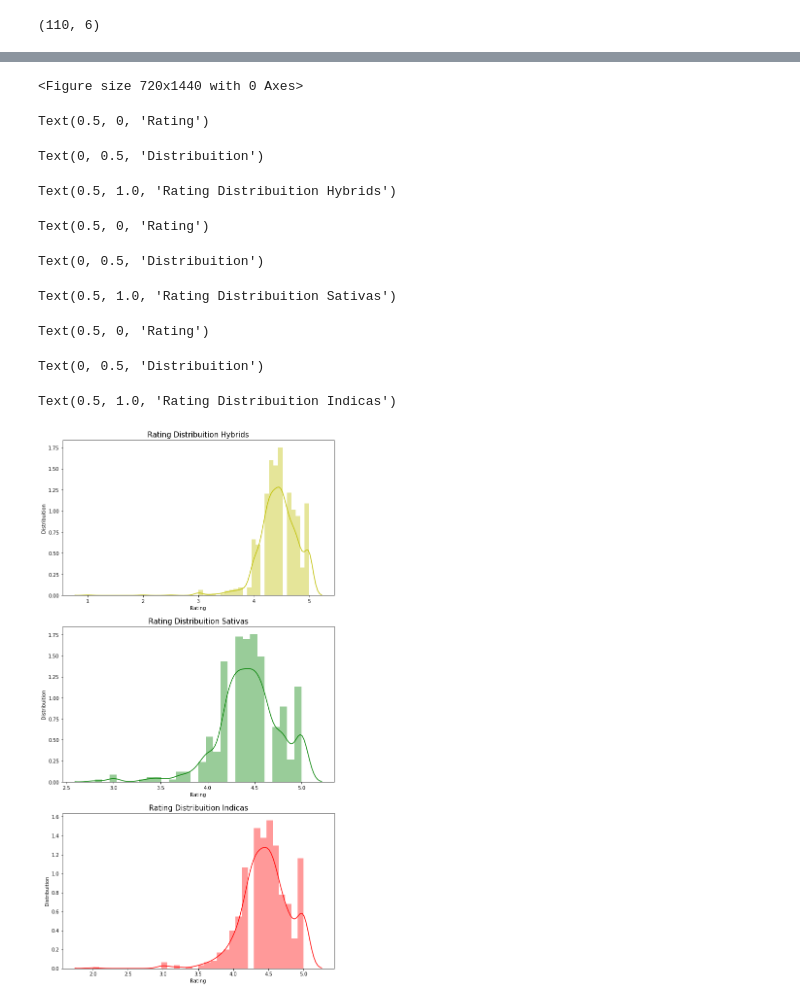
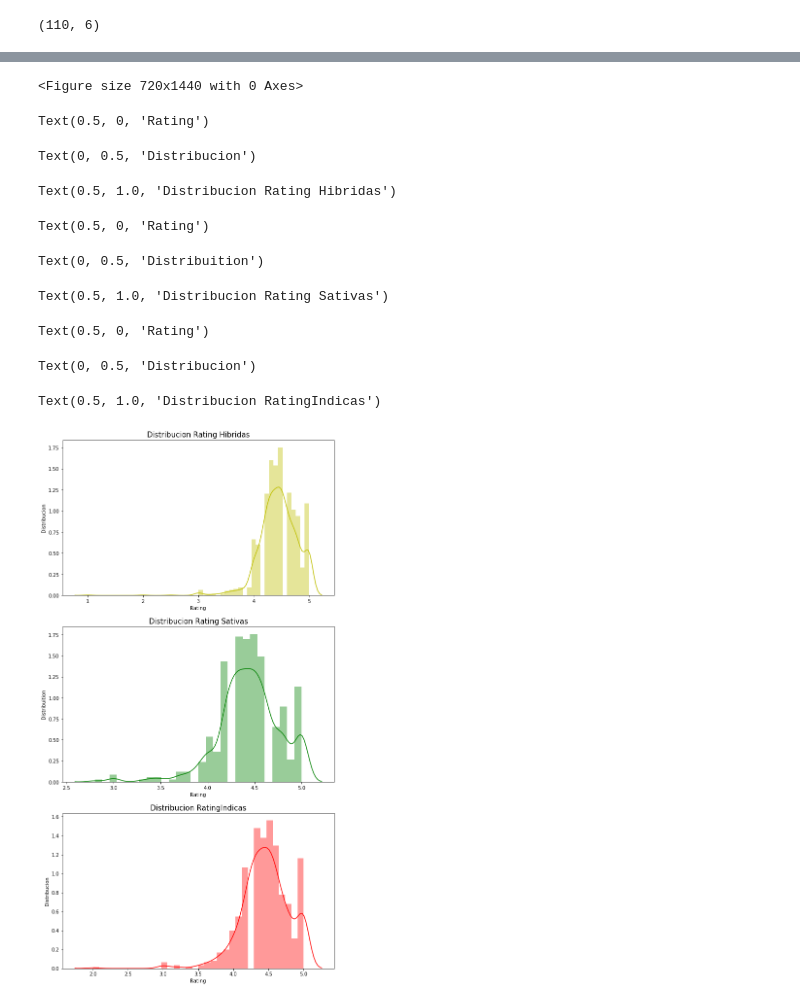
Before and after one commit to h3rc4r/project-final, a Jupyter notebook: your-project/proyecto.ipynb, the cells around one changed output, grey strips where cells are left out. Saved outputs shown, nothing was run; the diff lists cells and outputs as text; code cells hidden in the pictures.

```diff
--- a/your-project/proyecto.ipynb
+++ b/your-project/proyecto.ipynb
@@ -109,39 +109,39 @@ data_rating.iplot(kind='bar', x='Rating', xTitle='Rating',yTitle='total', title=
 # %%
 plt.figure(figsize=(10,20))
 
 data_hybrid = plt.subplot(3,1,1)
 data_hybrid = sns.distplot(data[(data.Type == 'hybrid') &
                                (data.Rating > 0)]["Rating"], color='y')
 data_hybrid.set_xlabel("Rating", fontsize=10)
-data_hybrid.set_ylabel("Distribuition", fontsize=10)
-data_hybrid.set_title("Rating Distribuition Hybrids", fontsize=15)
+data_hybrid.set_ylabel("Distribucion", fontsize=10)
+data_hybrid.set_title("Distribucion Rating Hibridas", fontsize=15)
 
 data_sativa = plt.subplot(3,1,2)
 data_sativa = sns.distplot(data[(data.Type == 'sativa') &
                                (data.Rating > 0)]["Rating"], color='g')
 data_sativa.set_xlabel("Rating", fontsize=10)
 data_sativa.set_ylabel("Distribuition", fontsize=10)
-data_sativa.set_title("Rating Distribuition Sativas", fontsize=15)
+data_sativa.set_title("Distribucion Rating Sativas", fontsize=15)
 
 data_indica = plt.subplot(3,1,3)
 data_indica = sns.distplot(data[(data.Type == 'indica') &
                                (data.Rating > 0)]["Rating"], color='r')
 data_indica.set_xlabel("Rating", fontsize=10)
-data_indica.set_ylabel("Distribuition", fontsize=10)
-data_indica.set_title("Rating Distribuition Indicas", fontsize=15)
+data_indica.set_ylabel("Distribucion", fontsize=10)
+data_indica.set_title("Distribucion RatingIndicas", fontsize=15)
 
 plt.show()
 # %% [output]
 <Figure size 720x1440 with 0 Axes>
 Text(0.5, 0, 'Rating')
-Text(0, 0.5, 'Distribuition')
+Text(0, 0.5, 'Distribucion')
-Text(0.5, 1.0, 'Rating Distribuition Hybrids')
+Text(0.5, 1.0, 'Distribucion Rating Hibridas')
 Text(0.5, 0, 'Rating')
 Text(0, 0.5, 'Distribuition')
-Text(0.5, 1.0, 'Rating Distribuition Sativas')
+Text(0.5, 1.0, 'Distribucion Rating Sativas')
 Text(0.5, 0, 'Rating')
-Text(0, 0.5, 'Distribuition')
+Text(0, 0.5, 'Distribucion')
-Text(0.5, 1.0, 'Rating Distribuition Indicas')
+Text(0.5, 1.0, 'Distribucion RatingIndicas')
-[figure, old version]
+[figure, new version]
 # %%
 data_completo = sns.distplot(data["Rating"], bins=50)
```
Also changed, not shown: parts of 12 cells of this notebook, 7 other files.
